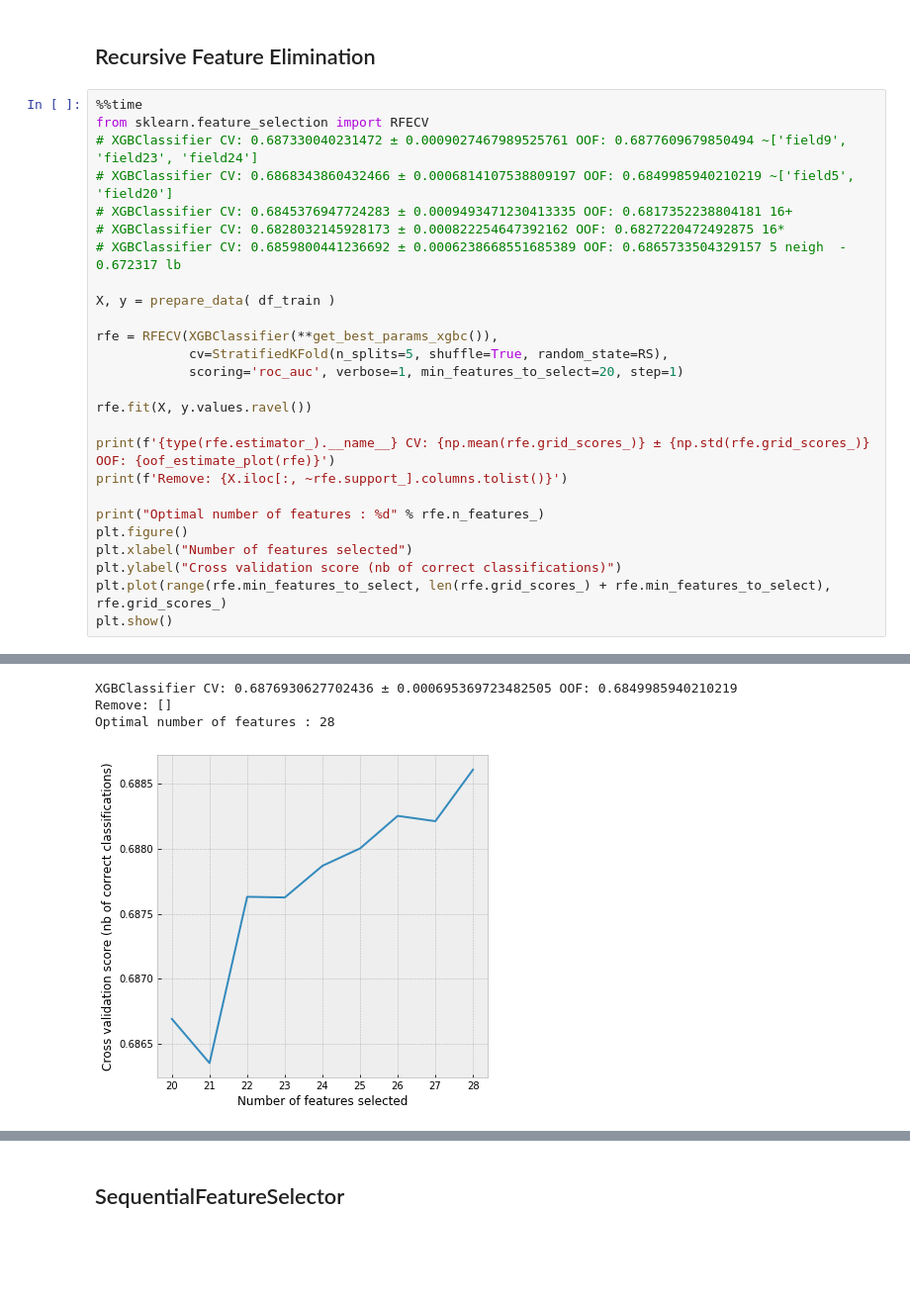
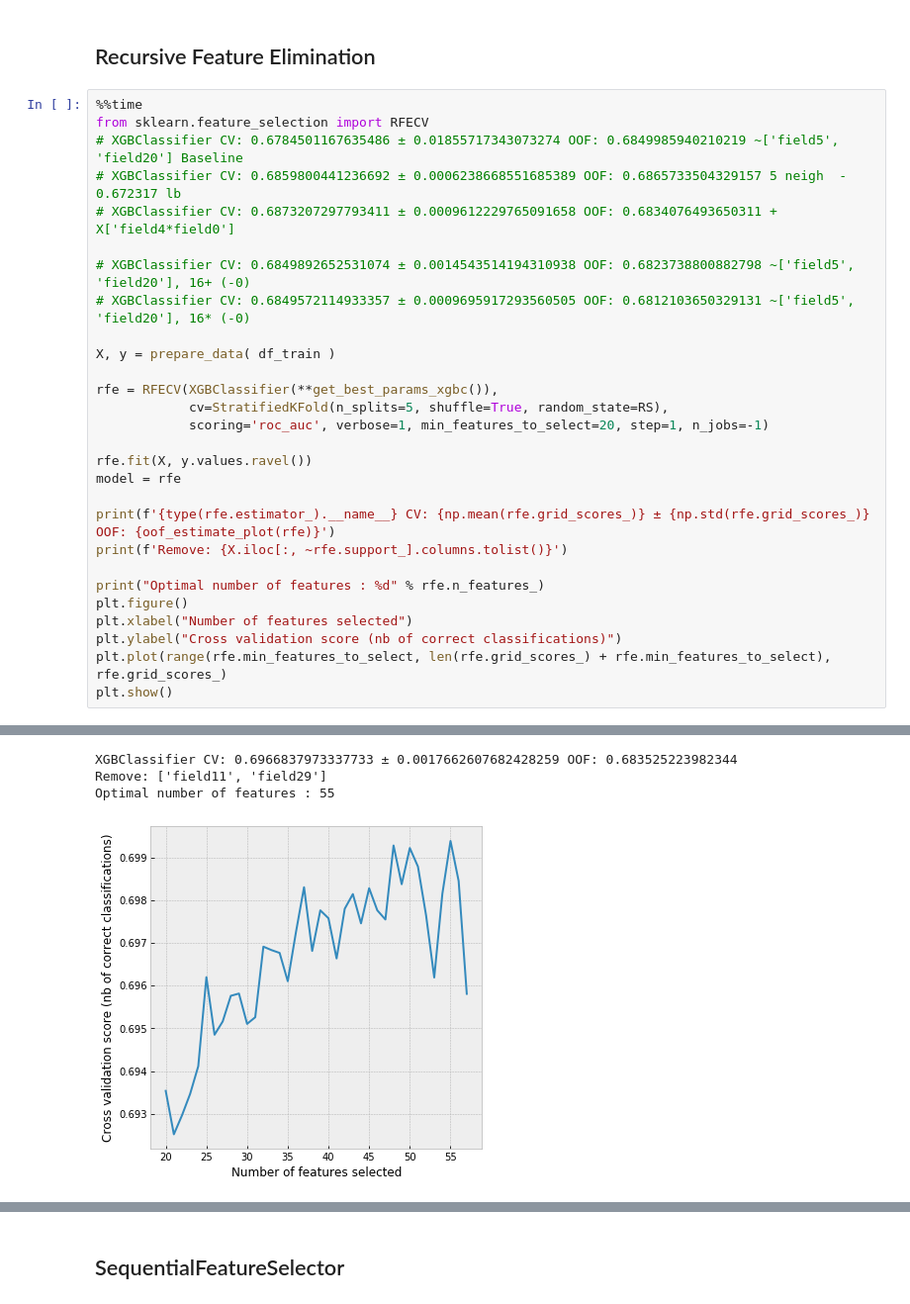
Before and after one commit to andygoosh/OneTwoTrip-Contest, a Jupyter notebook: workinprogress.ipynb, the cells around one changed output, grey strips where cells are left out. Shown at 99% size. Cells and saved outputs as stored; diff of their text form; blank space fills up the shorter version.

```diff
--- a/workinprogress.ipynb
+++ b/workinprogress.ipynb
@@ -679,19 +684,21 @@ for name, class_ in estimators:
 # %%
 %%time
 from sklearn.feature_selection import RFECV
-# XGBClassifier CV: 0.687330040231472 ± 0.0009027467989525761 OOF: 0.6877609679850494 ~['field9', 'field23', 'field24']
-# XGBClassifier CV: 0.6868343860432466 ± 0.0006814107538809197 OOF: 0.6849985940210219 ~['field5', 'field20']
-# XGBClassifier CV: 0.6845376947724283 ± 0.0009493471230413335 OOF: 0.6817352238804181 16+
-# XGBClassifier CV: 0.6828032145928173 ± 0.000822254647392162 OOF: 0.6827220472492875 16*
+# XGBClassifier CV: 0.6784501167635486 ± 0.01855717343073274 OOF: 0.6849985940210219 ~['field5', 'field20'] Baseline
 # XGBClassifier CV: 0.6859800441236692 ± 0.0006238668551685389 OOF: 0.6865733504329157 5 neigh  - 0.672317 lb
+# XGBClassifier CV: 0.6873207297793411 ± 0.0009612229765091658 OOF: 0.6834076493650311 + X['field4*field0']
+
+# XGBClassifier CV: 0.6849892652531074 ± 0.0014543514194310938 OOF: 0.6823738800882798 ~['field5', 'field20'], 16+ (-0)
+# XGBClassifier CV: 0.6849572114933357 ± 0.0009695917293560505 OOF: 0.6812103650329131 ~['field5', 'field20'], 16* (-0)
 
 X, y = prepare_data( df_train )
 
 rfe = RFECV(XGBClassifier(**get_best_params_xgbc()),
             cv=StratifiedKFold(n_splits=5, shuffle=True, random_state=RS),
-            scoring='roc_auc', verbose=1, min_features_to_select=20, step=1)
+            scoring='roc_auc', verbose=1, min_features_to_select=20, step=1, n_jobs=-1)
 
 rfe.fit(X, y.values.ravel())
+model = rfe
 
 print(f'{type(rfe.estimator_).__name__} CV: {np.mean(rfe.grid_scores_)} ± {np.std(rfe.grid_scores_)} OOF: {oof_estimate_plot(rfe)}')
 print(f'Remove: {X.iloc[:, ~rfe.support_].columns.tolist()}')
@@ -723,5 +715,5 @@ Fitting estimator with 21 features.
 [figure]
-XGBClassifier CV: 0.6876930627702436 ± 0.000695369723482505 OOF: 0.6849985940210219
-Remove: []
-Optimal number of features : 28
+XGBClassifier CV: 0.6966837973337733 ± 0.0017662607682428259 OOF: 0.683525223982344
+Remove: ['field11', 'field29']
+Optimal number of features : 55
-[figure, old version]
+[figure, new version]
```
Also changed, not shown: parts of 10 cells of this notebook.
